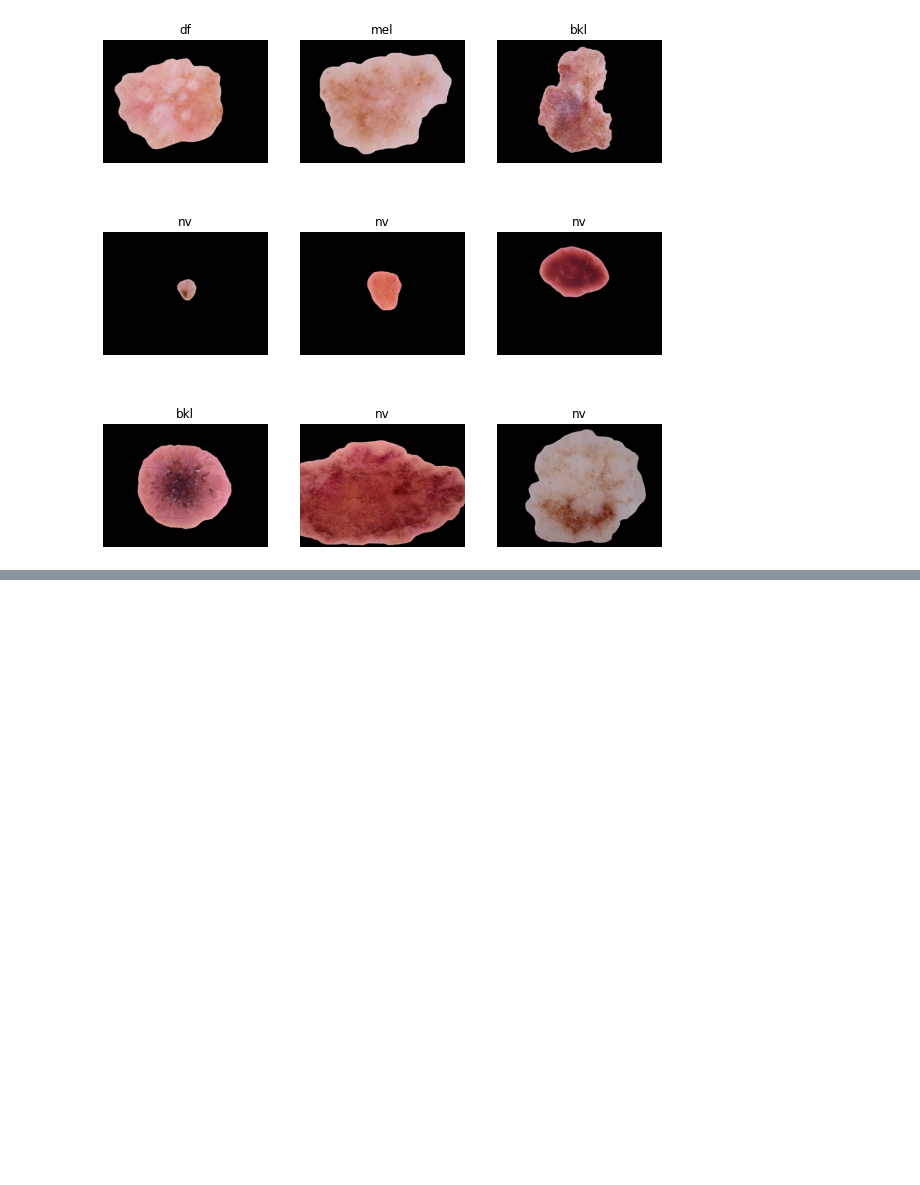
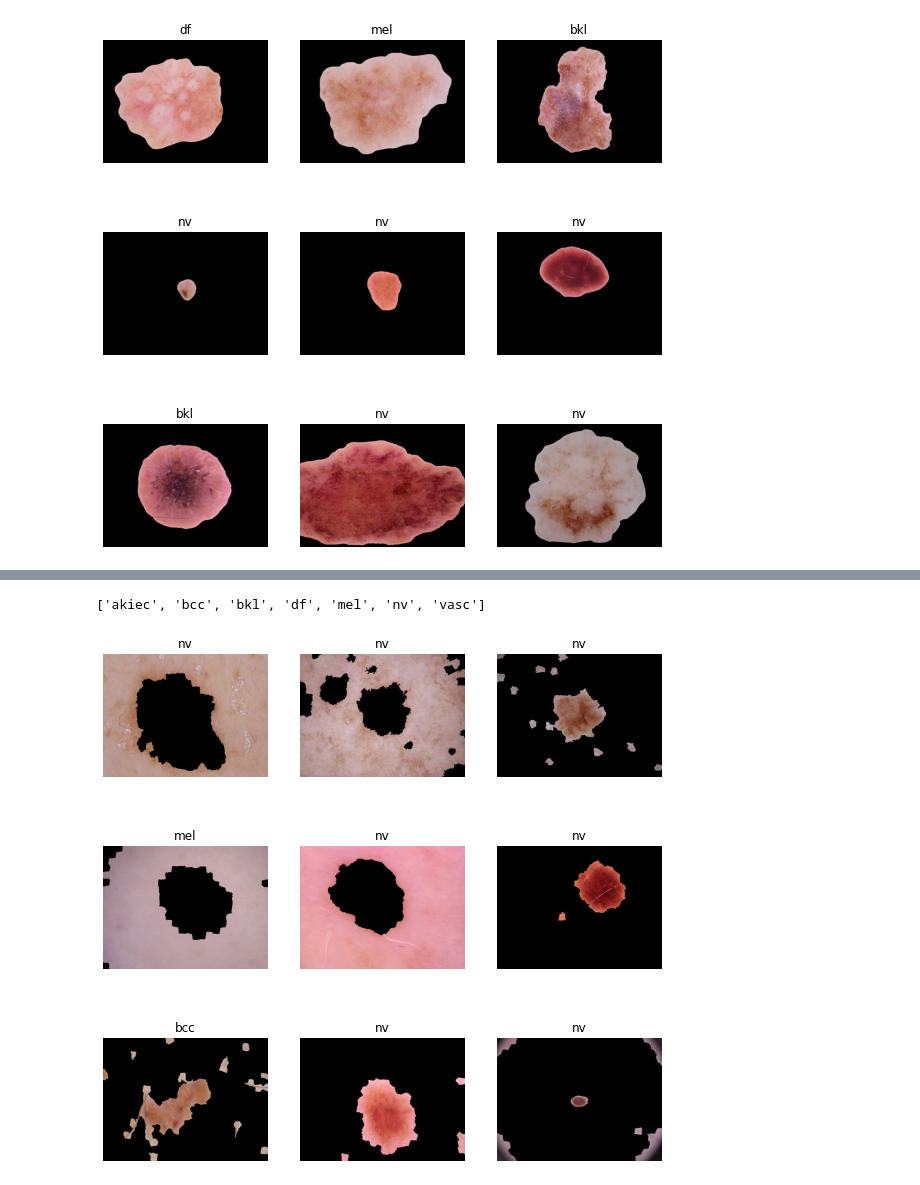
Before and after one commit to AlexCiccolella125/DIP, a Jupyter notebook: DIP.ipynb, the cells around one changed output, grey strips where cells are left out. Cells and saved outputs as stored; diff of their text form; code cells hidden in the pictures; blank space fills up the shorter version.

```diff
--- a/DIP.ipynb
+++ b/DIP.ipynb
@@ -278,16 +263,19 @@ ValueError: No images found.
 # %%
 # display the masked images
 import matplotlib.pyplot as plt
 
-class_names = train_ds.class_names
+class_names = s_pixel_ds.class_names
 print(class_names)
 plt.figure(figsize=(10, 10))
-for images, labels in train_ds.take(1):
+for images, labels in s_pixel_ds.take(1):
   for i in range(9):
     ax = plt.subplot(3, 3, i + 1)
     plt.imshow(images[i].numpy().astype("uint8"))
     plt.title(class_names[labels[i]])
     plt.axis("off")
+# %% [output]
+['akiec', 'bcc', 'bkl', 'df', 'mel', 'nv', 'vasc']
+[figure, added]
 # %%
 checkpoint_path = "train_DenseNet121_SparseCategoricalCrossentropy/cp.ckpt"
 checkpoint_dir = os.path.dirname(checkpoint_path)
```
Also changed, not shown: parts of 15 cells of this notebook, 2 other files.
